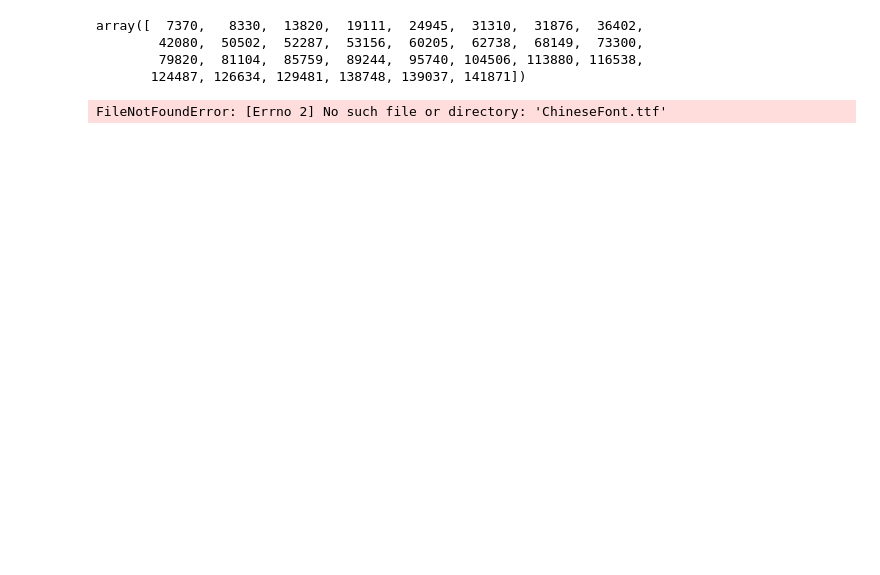
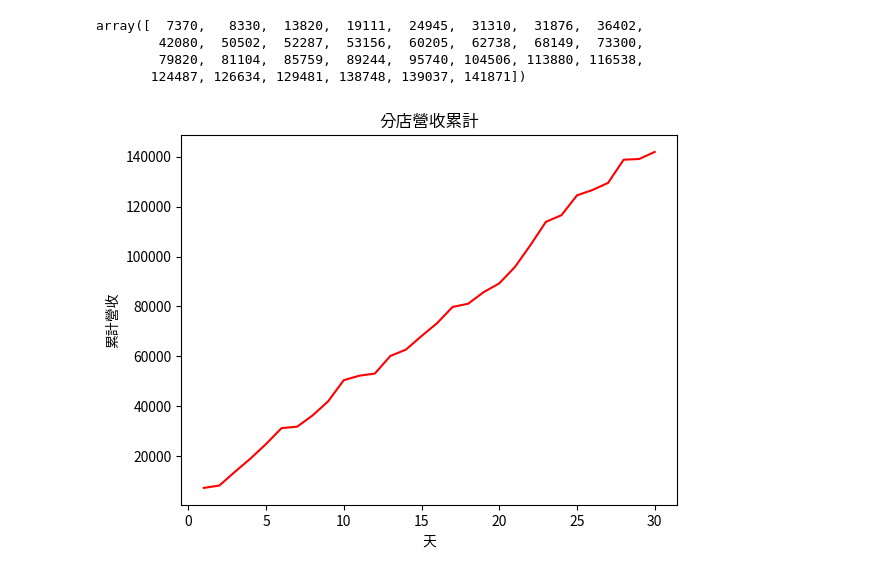
Before and after one commit to aashleyzheng/python_analysis, a Jupyter notebook: lesson15/lesson15_2.ipynb, the cells around one changed output. Cells and saved outputs as stored; diff of their text form; code cells hidden in the pictures; blank space fills up the shorter version.

```diff
--- a/lesson15/lesson15_2.ipynb
+++ b/lesson15/lesson15_2.ipynb
@@ -15,14 +15,14 @@ array([  7370,   8330,  13820,  19111,  24945,  31310,  31876,  36402,
 # %%
 import matplotlib.pyplot as plt
 import matplotlib as mpl
 from matplotlib.font_manager import fontManager
 
 fontManager.addfont('ChineseFont.ttf')
-mpl.rc('font',fmaily='ChineseFont')
+mpl.rc('font',family='ChineseFont')
 plt.plot(range(1,31),oneStoreCum,color='red',linestyle='-',marker='')
 plt.title("分店營收累計")
 plt.xlabel("天")
 plt.ylabel("累計營收")
 plt.show()
 # %% [output]
-FileNotFoundError: [Errno 2] No such file or directory: 'ChineseFont.ttf'
+[figure, added]
```
Also changed, not shown: parts of 2 cells of this notebook, 2 other files.
